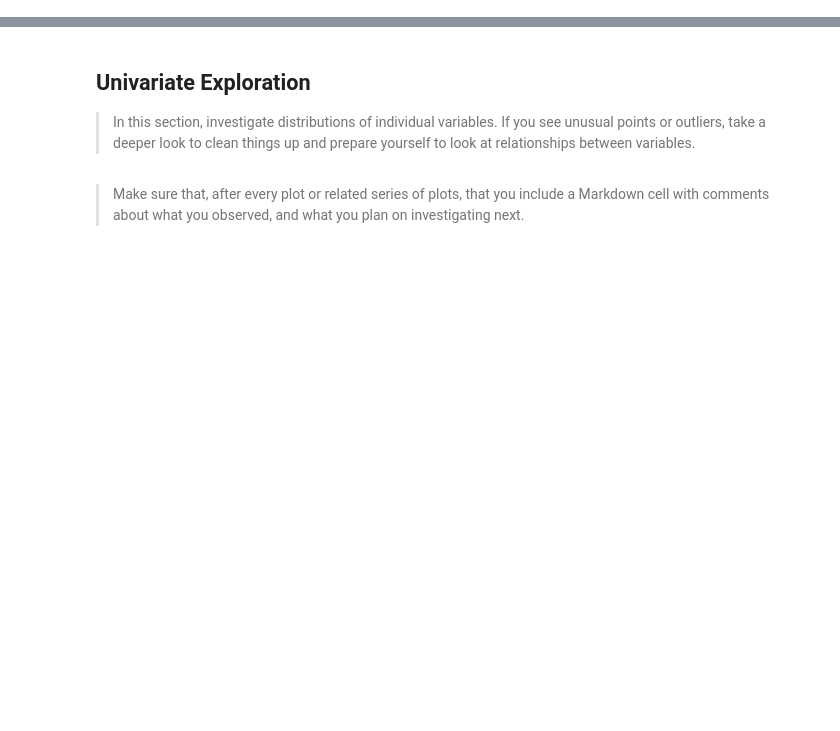
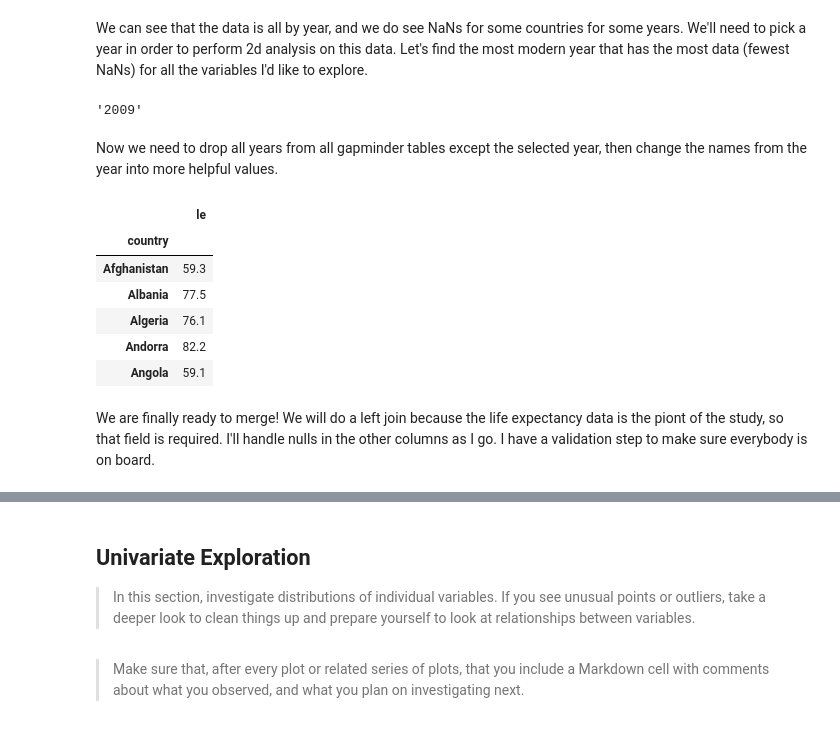
Before and after one commit to mullendavidh/nanodegree-project-5, a Jupyter notebook: exploration_template.ipynb, the cells around one changed output, grey strips where cells are left out. Drawn from its saved outputs; the diff is of its cells as text; code cells hidden in the pictures; blank space fills up the shorter version.

```diff
--- a/exploration_template.ipynb
+++ b/exploration_template.ipynb
@@ -30,0 +150,65 @@ Try and motivate your exploration goals through this section.
+# %% [markdown]
+We can see that the data is all by year, and we do see NaNs for some countries for some years. We'll need to pick a year in order to perform 2d analysis on this data. Let's find the most modern year that has the most data (fewest NaNs) for all the variables I'd like to explore.
+# %%
+HIGH = '2015'
+LOW = '2005'
+
+# First we get a count of NaNs by year
+nan_list = le.loc[:,LOW:HIGH].isna().sum() \
+    + ic.loc[:,LOW:HIGH].isna().sum() \
+    + op.loc[:,LOW:HIGH].isna().sum() \
+    + th.loc[:,LOW:HIGH].isna().sum() \
+    + pp.loc[:,LOW:HIGH].isna().sum() \
+# currently unused tables
+#    + gs.loc[:,LOW:HIGH].isna().sum() \
+#    + ps.loc[:,LOW:HIGH].isna().sum() \
+
+# then make a list of only columns with the min NaN count...
+nan_list_mins = nan_list[nan_list == nan_list.min()]
+
+# if we return the last rows index, that should mean the most recent year
+# since our data is already sorted by year
+year = str(nan_list_mins.tail(1).index[0])
+year
+# %% [output]
+'2009'
+# %% [markdown]
+Now we need to drop all years from all gapminder tables except the selected year, then change the names from the year into more helpful values.
+# %%
+# This function strips all but one year, but could easily be modified
+# to keep a list of years if a 3d analysis is needed.
+def keep_one_year(df, year):
+    year_mask = (df.columns.values == year)
+    return df.loc[:, year_mask]
+
+# Now we apply it to each table
+le = keep_one_year(le, year)
+ic = keep_one_year(ic, year)
+op = keep_one_year(op, year)
+th = keep_one_year(th, year)
+pp = keep_one_year(pp, year)
+
+le.rename(columns = {year:'le'}, inplace = True)
+ic.rename(columns = {year:'ic'}, inplace = True)
+op.rename(columns = {year:'op'}, inplace = True)
+th.rename(columns = {year:'th'}, inplace = True)
+pp.rename(columns = {year:'pp'}, inplace = True)
+
+# test a table
+le.head()
+
+# currently unused tables
+#gs = keep_one_year(gs, year)
+#ps = keep_one_year(ps, year)
+#gs.rename(columns = {'2001':'gs'}, inplace = True)
+#ps.rename(columns = {'2001':'ps'}, inplace = True)
+# %% [output]
+|  | le |
+| country |  |
+| Afghanistan | 59.3 |
+| Albania | 77.5 |
+| Algeria | 76.1 |
+| Andorra | 82.2 |
+| Angola | 59.1 |
+# %% [markdown]
+We are finally ready to merge! We will do a left join because the life expectancy data is the piont of the study, so that field is required. I'll handle nulls in the other columns as I go. I have a validation step to make sure everybody is on board.
```
Also changed, not shown: parts of 24 cells of this notebook, 2 other files.
